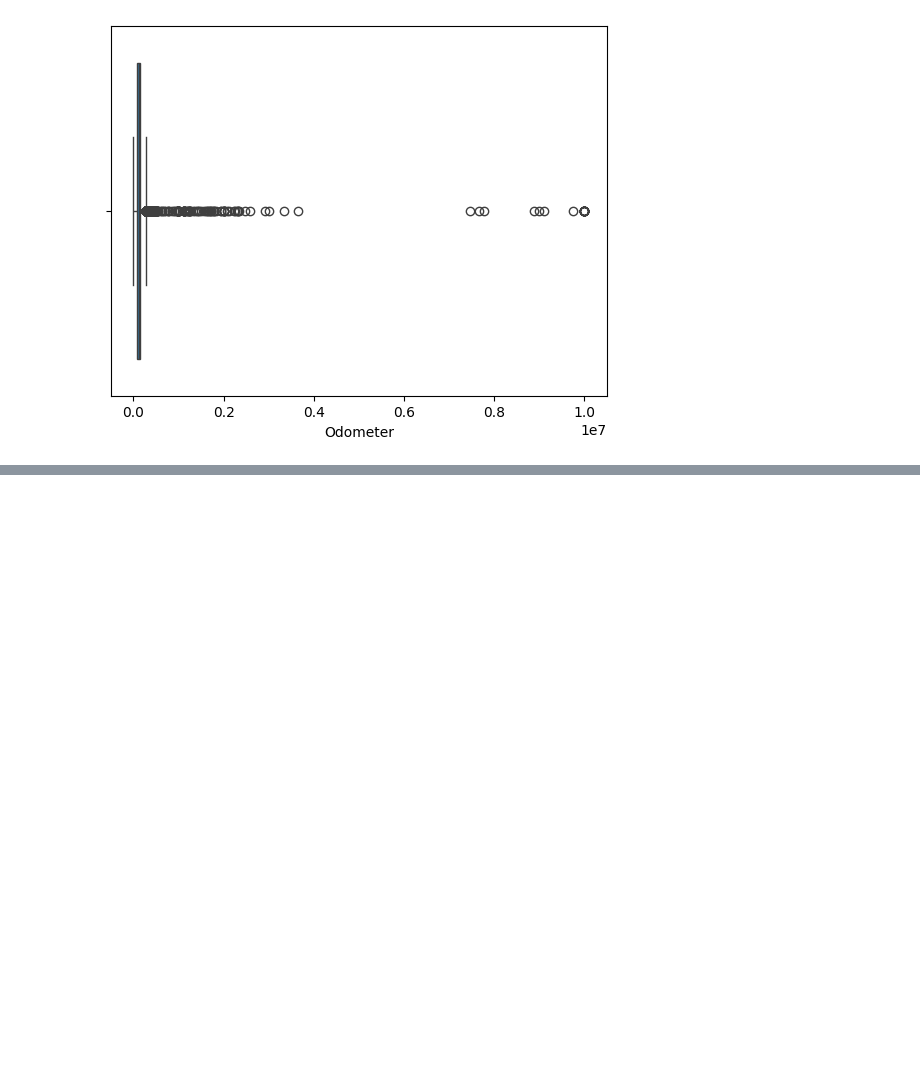
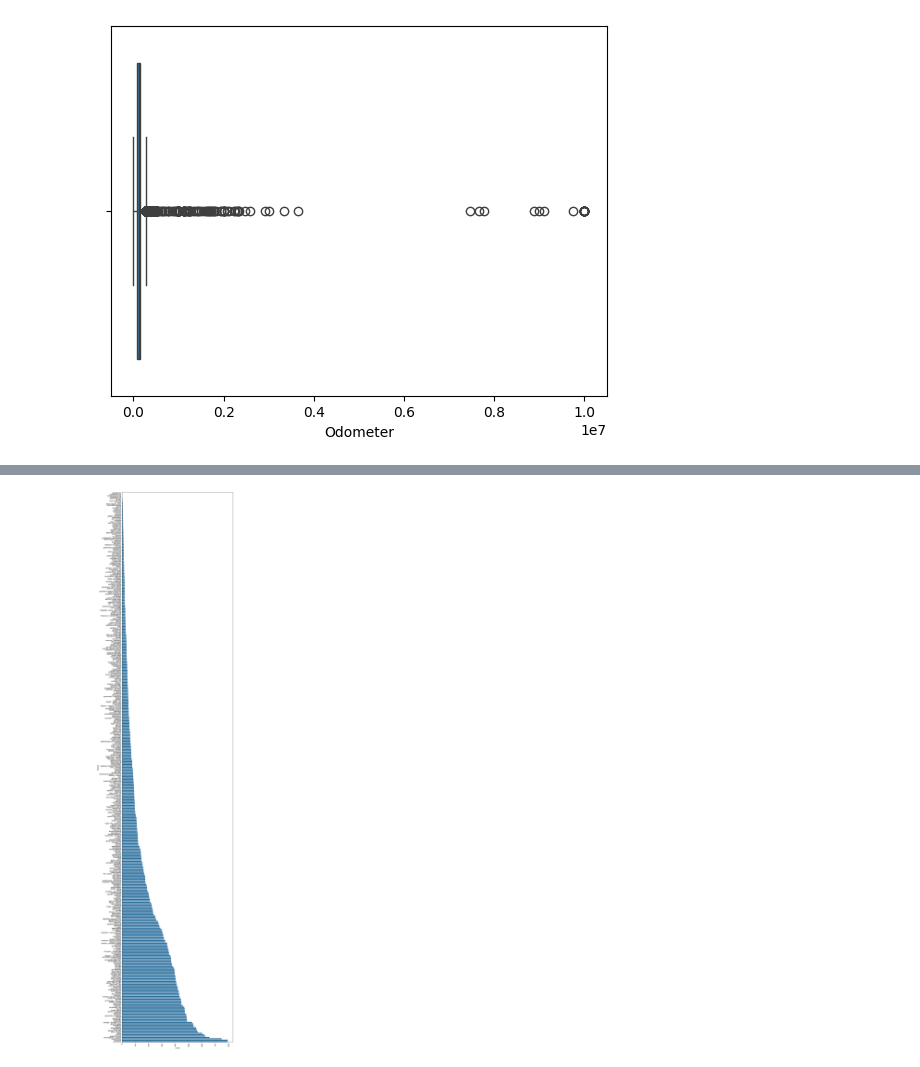
Before and after one commit to anshumbanga/Jason-Motor-Group, a Jupyter notebook: Jason Motor Group.ipynb, the cells around one changed output, grey strips where cells are left out. Cells and saved outputs as stored; diff of their text form; code cells hidden in the pictures; blank space fills up the shorter version.

```diff
--- a/Jason Motor Group.ipynb
+++ b/Jason Motor Group.ipynb
@@ -597,0 +634,5 @@ df[df.Odometer>upper_limit]
+# %%
+# feature engg.
+df.Condition = np.where(df.Condition.isin(['excellent', 'like new', 'new']),'good',df.Condition)
+df.Condition = np.where(df.Condition.isin(['good', 'fair']),'average',df.Condition)
+df.Condition = np.where(df.Condition=='salvage','poor',df.Condition)
@@ -597,0 +661,4 @@ df[df.Odometer>upper_limit]
+# %%
+df.Title_Status = np.where(df.Title_Status.isin(['clean']),'clean',df.Title_Status)
+df.Title_Status = np.where(df.Title_Status.isin(['rebuilt', 'salvage']),'damaged',df.Title_Status)
+df.Title_Status = np.where(df.Title_Status.isin(['lien', 'missing', 'parts only']),'problematic',df.Title_Status)
@@ -597,0 +684,13 @@ df[df.Odometer>upper_limit]
+# %%
+rare_sts = df['State'].value_counts()[df['State'].value_counts() < 500].index
+# %%
+df.State = np.where(df.State.isin(rare_sts),'others',df.State)
+# %%
+df.columns
+df.Region.value_counts()
+plt.figure(figsize=(12,60))
+sns.countplot(data=df,y='Region',order=df.Region.value_counts().sort_values().index)
+plt.xticks(rotation=90)
+plt.show()
+# %% [output]
+[figure, added]
```
Also changed, not shown: parts of 18 cells of this notebook.
